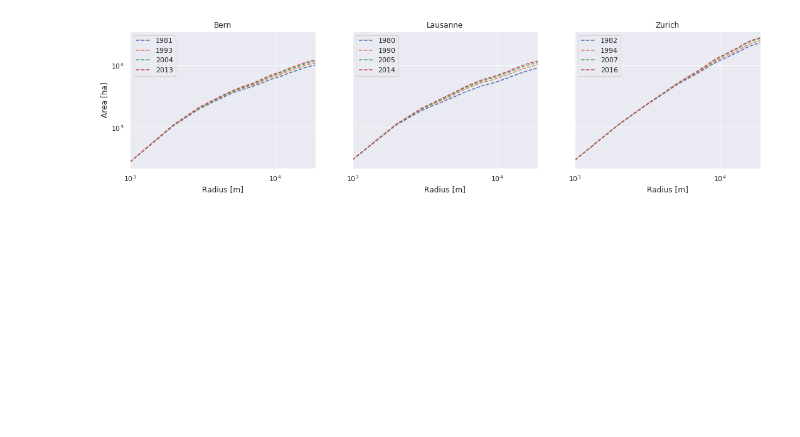
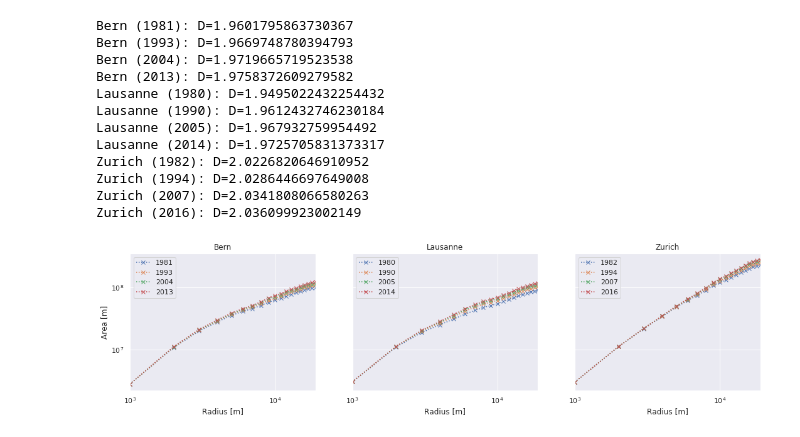
Before and after one commit to martibosch/swiss-urbanization, a Jupyter notebook: notebooks/bifractal-radial-dimension.ipynb, the cells around one changed output. Cells and saved outputs as stored; diff of their text form; code cells hidden in the pictures; blank space fills up the shorter version.

Commit message:
fractal radial analysis with OLS regression results

```diff
--- a/notebooks/bifractal-radial-dimension.ipynb
+++ b/notebooks/bifractal-radial-dimension.ipynb
@@ -45,27 +47,45 @@ for agglomeration_slug in agglomeration_slugs:
             landscape_crs=ldf.crs,
             landscape_transform=ldf.get_transform(),
             metrics=['total_area'],
-            classes=[urban_class])
+            classes=[urban_class],
+            metrics_kws={'total_area': {'hectares': False}}
+        )
     agglomeration_dict[agglomeration_slug] = _dict
 # %%
 num_agglomerations = len(agglomeration_slugs)
 
 figwidth, figheight = plt.rcParams['figure.figsize']
 fig = plt.figure(figsize=(num_agglomerations*figwidth, figheight))
 ax = None  # to pass as `sharey` argument in the first iteration
 
 for i, agglomeration_slug in enumerate(agglomeration_slugs, start=1):
     _dict = agglomeration_dict[agglomeration_slug]
     ax = fig.add_subplot(1, num_agglomerations, i, sharey=ax)
     for year in _dict:
-        _dict[year].class_metrics_df.loc[urban_class]['total_area'].plot(
-        loglog=True, ax=ax, label=year, linestyle='dashed')
+        total_area_ser = _dict[year].class_metrics_df.loc[urban_class]['total_area']
+        total_area_ser.plot(
+            loglog=True, ax=ax, label=year, linestyle=':', marker='x')
+        model = sm.OLS(np.log(total_area_ser), np.log(total_area_ser.index))
+        results = model.fit()
+        print(f'{agglomeration_slug.capitalize()} ({year}): D={results.params.iloc[0]}')
     ax.legend()
     ax.set_xlabel('Radius [m]')
     ax.set_title(agglomeration_slug.capitalize())
 
-fig.axes[0].set_ylabel('Area [ha]')
+fig.axes[0].set_ylabel('Area [m]')
 fig.savefig('../reports/figures/bifractal_radial_dimension.pdf', dpi=300,
             bbox_inches='tight', pad_inches=0)
 # %% [output]
+Bern (1981): D=1.9601795863730367
+Bern (1993): D=1.9669748780394793
+Bern (2004): D=1.9719665719523538
+Bern (2013): D=1.9758372609279582
+Lausanne (1980): D=1.9495022432254432
+Lausanne (1990): D=1.9612432746230184
+Lausanne (2005): D=1.967932759954492
+Lausanne (2014): D=1.9725705831373317
+Zurich (1982): D=2.0226820646910952
+Zurich (1994): D=2.0286446697649008
+Zurich (2007): D=2.0341808066580263
+Zurich (2016): D=2.036099923002149
-[figure, old version]
+[figure, new version]
```
Also changed, not shown: parts of 1 cell of this notebook.
